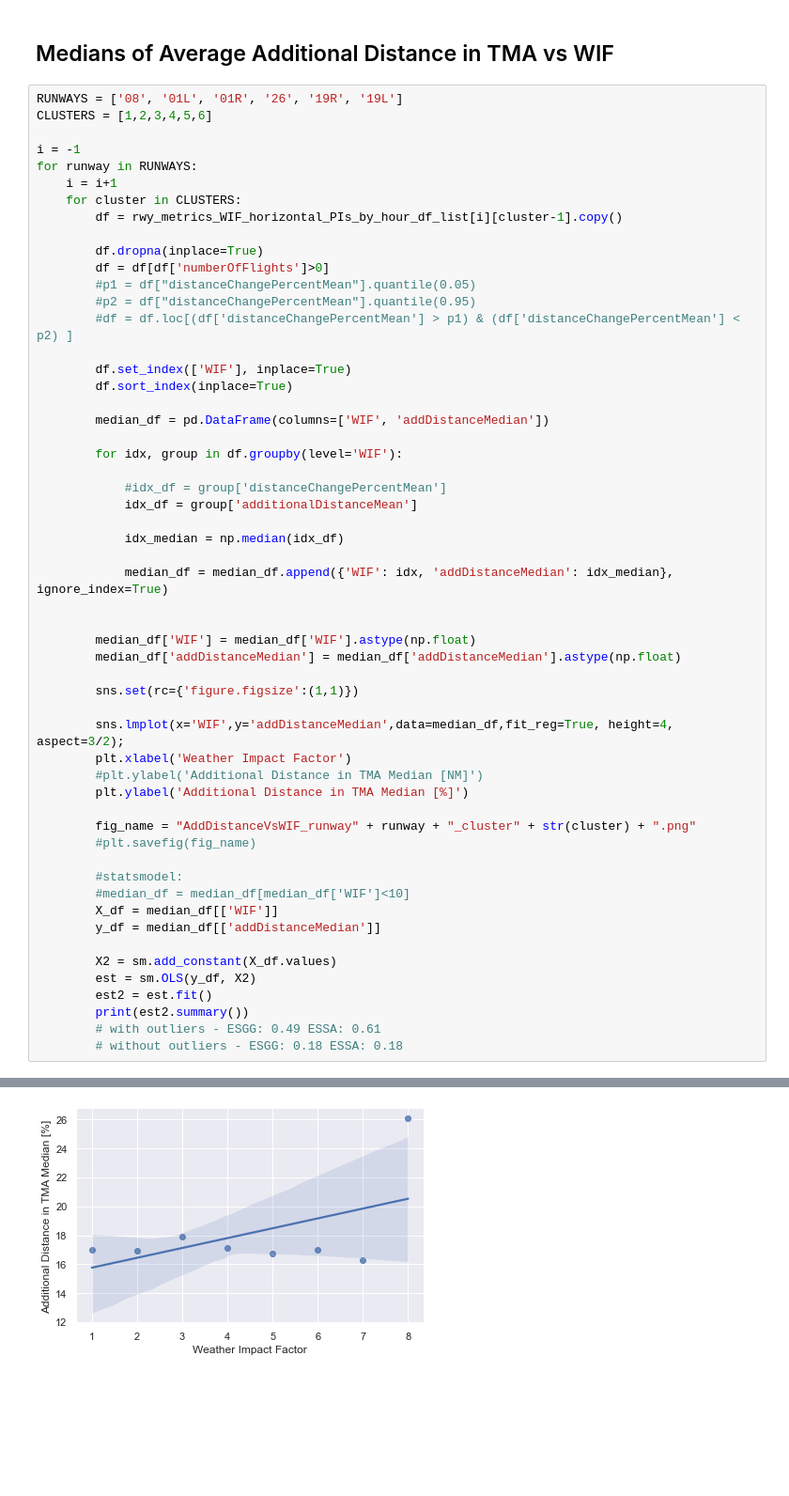
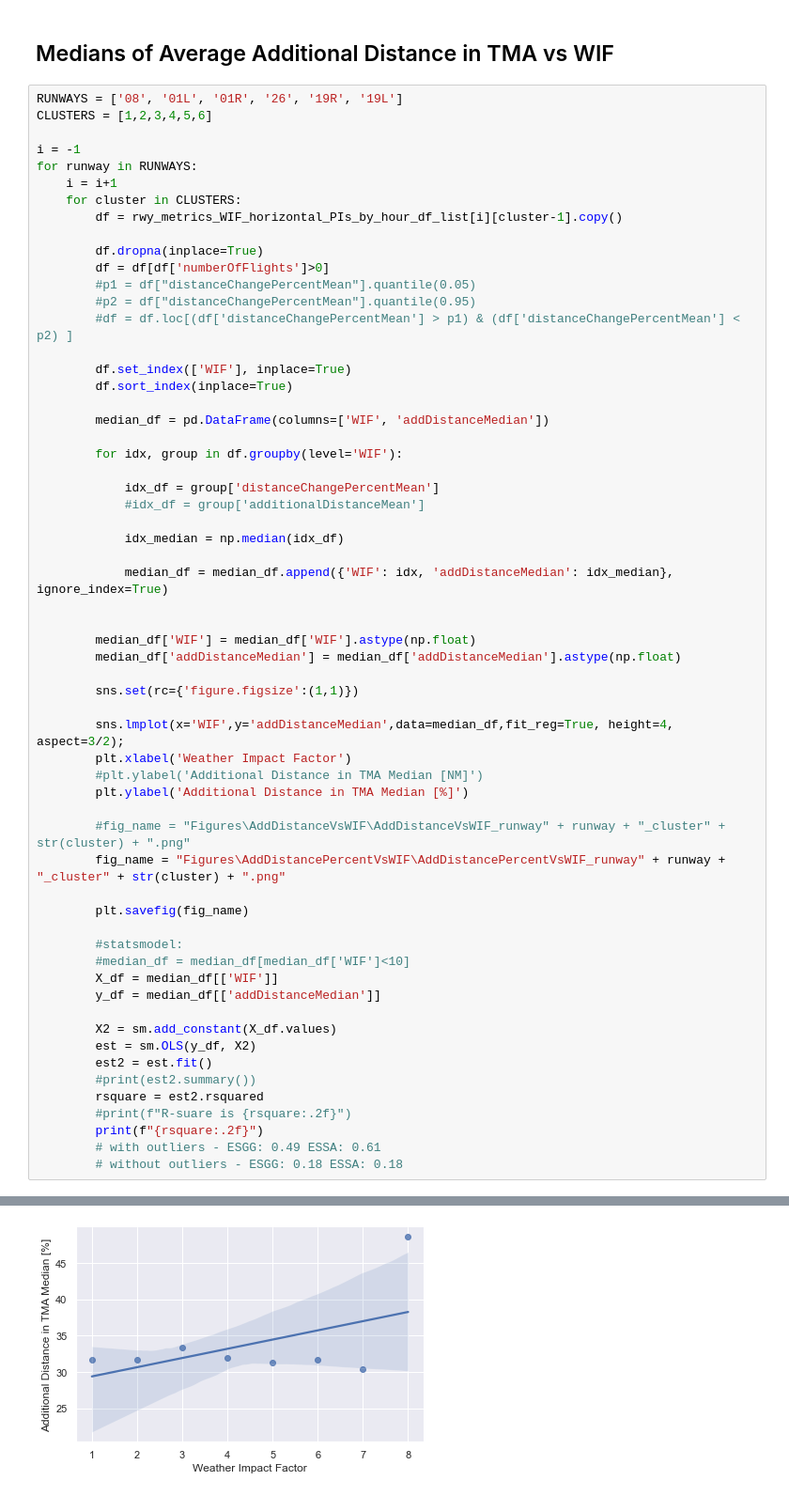
Before and after one commit to anlemett/FlightEfficiencyJournal, a Jupyter notebook: Jupyter/ByClusters/Regression/horizontal_PIs_medians_vs_impact_factors.ipynb, the cells around one changed output, grey strips where cells are left out. Shown at 94% size. Drawn from its saved outputs; the diff is of its cells as text; blank space fills up the shorter version.

Commit message:
PIs by runways

```diff
--- a/Jupyter/ByClusters/Regression/horizontal_PIs_medians_vs_impact_factors.ipynb
+++ b/Jupyter/ByClusters/Regression/horizontal_PIs_medians_vs_impact_factors.ipynb
@@ -171,8 +171,8 @@ for runway in RUNWAYS:
 
         for idx, group in df.groupby(level='WIF'):
 
-            #idx_df = group['distanceChangePercentMean']
-            idx_df = group['additionalDistanceMean']
+            idx_df = group['distanceChangePercentMean']
+            #idx_df = group['additionalDistanceMean']
 
             idx_median = np.median(idx_df)
 
@@ -189,8 +189,10 @@ for runway in RUNWAYS:
         #plt.ylabel('Additional Distance in TMA Median [NM]')
         plt.ylabel('Additional Distance in TMA Median [%]')
 
-        fig_name = "AddDistanceVsWIF_runway" + runway + "_cluster" + str(cluster) + ".png"
-        #plt.savefig(fig_name)
+        #fig_name = "Figures\AddDistanceVsWIF\AddDistanceVsWIF_runway" + runway + "_cluster" + str(cluster) + ".png"
+        fig_name = "Figures\AddDistancePercentVsWIF\AddDistancePercentVsWIF_runway" + runway + "_cluster" + str(cluster) + ".png"
+
+        plt.savefig(fig_name)
 
         #statsmodel:
         #median_df = median_df[median_df['WIF']<10]
@@ -200,7 +202,10 @@ for runway in RUNWAYS:
         X2 = sm.add_constant(X_df.values)
         est = sm.OLS(y_df, X2)
         est2 = est.fit()
-        print(est2.summary())
+        #print(est2.summary())
+        rsquare = est2.rsquared
+        #print(f"R-suare is {rsquare:.2f}")
+        print(f"{rsquare:.2f}")
         # with outliers - ESGG: 0.49 ESSA: 0.61
         # without outliers - ESGG: 0.18 ESSA: 0.18
 # %% [output]
@@ -231 +236 @@ Notes:
-[figure, old version]
+[figure, new version]
```
Also changed, not shown: parts of 2 cells of this notebook, 14 other files.
